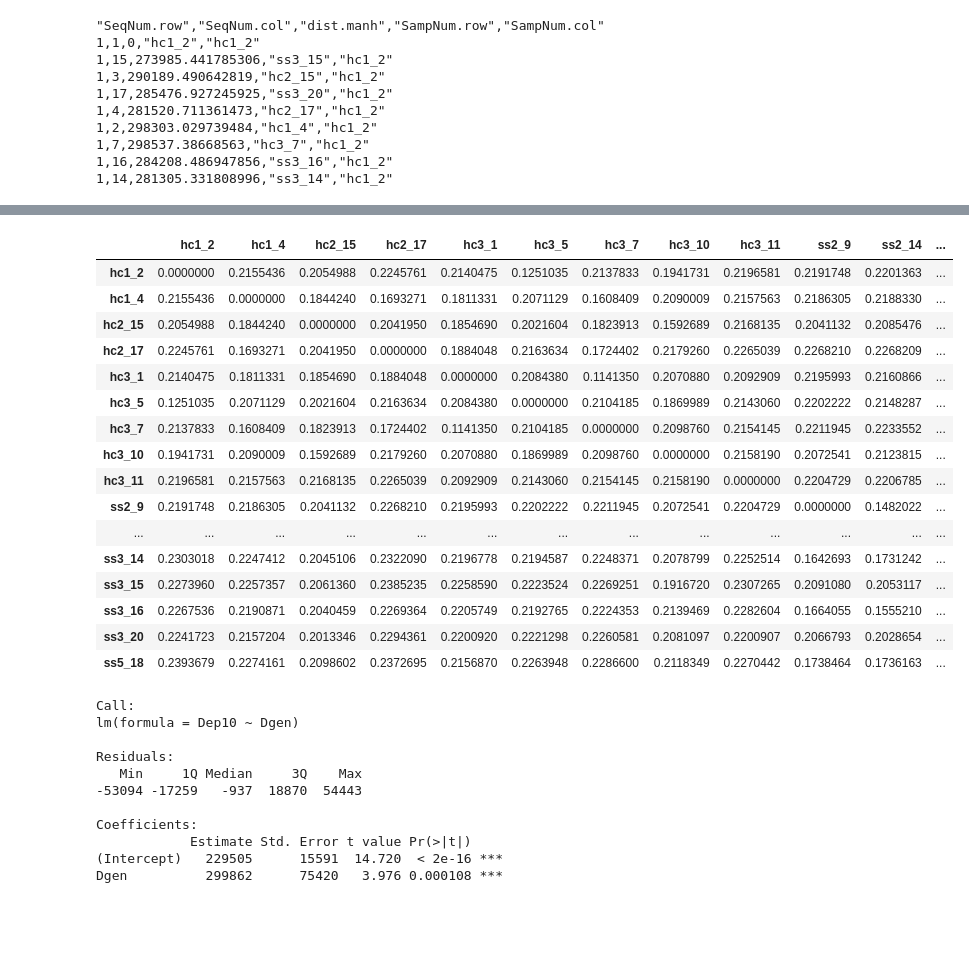
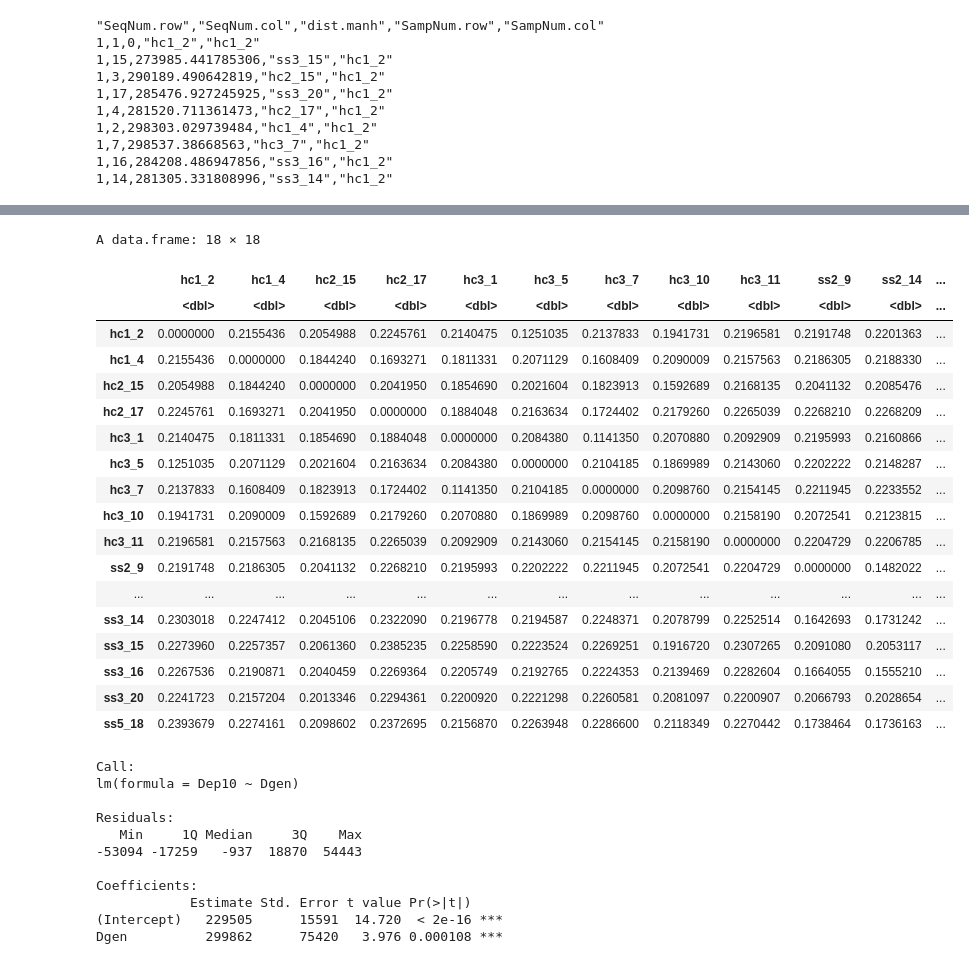
Before and after one commit to sr320/paper-oly-mbdbs-gen, a Jupyter notebook: code/MBD_samples_genetic_analysisHCSS.ipynb, the cells around one changed output, grey strips where cells are left out. Saved outputs shown, nothing was run; the diff lists cells and outputs as text; code cells hidden in the pictures; blank space fills up the shorter version.

```diff
--- a/code/MBD_samples_genetic_analysisHCSS.ipynb
+++ b/code/MBD_samples_genetic_analysisHCSS.ipynb
@@ -53,13 +59,14 @@ Dep10 <- as.dist(ep10)
 | ss3_20 | 285476.9 | 290794.1 | 283754.6 | 273361.0 | 317475.6 | 304834.4 | 287941.8 | 274299.4 | 300676.0 | 273957.8 | 258380.9 | ... |
 | ss5_18 | 297048.1 | 299482.5 | 297864.8 | 290238.7 | 315139.7 | 313945.2 | 299663.9 | 294286.7 | 304098.3 | 278320.1 | 271803.4 | ... |
 # %%
-%expand
 # read in genetic distances
-gen <- read.table("{POP}_mbd.dist", row.names = 1, header=T)
+gen <- read.table(paste0(POP,"_mbd.dist"), row.names = 1, header=T)
 gen
 Dgen <- as.dist(gen)
 # %% [output]
+A data.frame: 18 × 18
 |  | hc1_2 | hc1_4 | hc2_15 | hc2_17 | hc3_1 | hc3_5 | hc3_7 | hc3_10 | hc3_11 | ss2_9 | ss2_14 | ... |
+|  | <dbl> | <dbl> | <dbl> | <dbl> | <dbl> | <dbl> | <dbl> | <dbl> | <dbl> | <dbl> | <dbl> | ... |
 | hc1_2 | 0.0000000 | 0.2155436 | 0.2054988 | 0.2245761 | 0.2140475 | 0.1251035 | 0.2137833 | 0.1941731 | 0.2196581 | 0.2191748 | 0.2201363 | ... |
 | hc1_4 | 0.2155436 | 0.0000000 | 0.1844240 | 0.1693271 | 0.1811331 | 0.2071129 | 0.1608409 | 0.2090009 | 0.2157563 | 0.2186305 | 0.2188330 | ... |
 | hc2_15 | 0.2054988 | 0.1844240 | 0.0000000 | 0.2041950 | 0.1854690 | 0.2021604 | 0.1823913 | 0.1592689 | 0.2168135 | 0.2041132 | 0.2085476 | ... |
```
Also changed, not shown: parts of 8 cells of this notebook, 2 other files.
